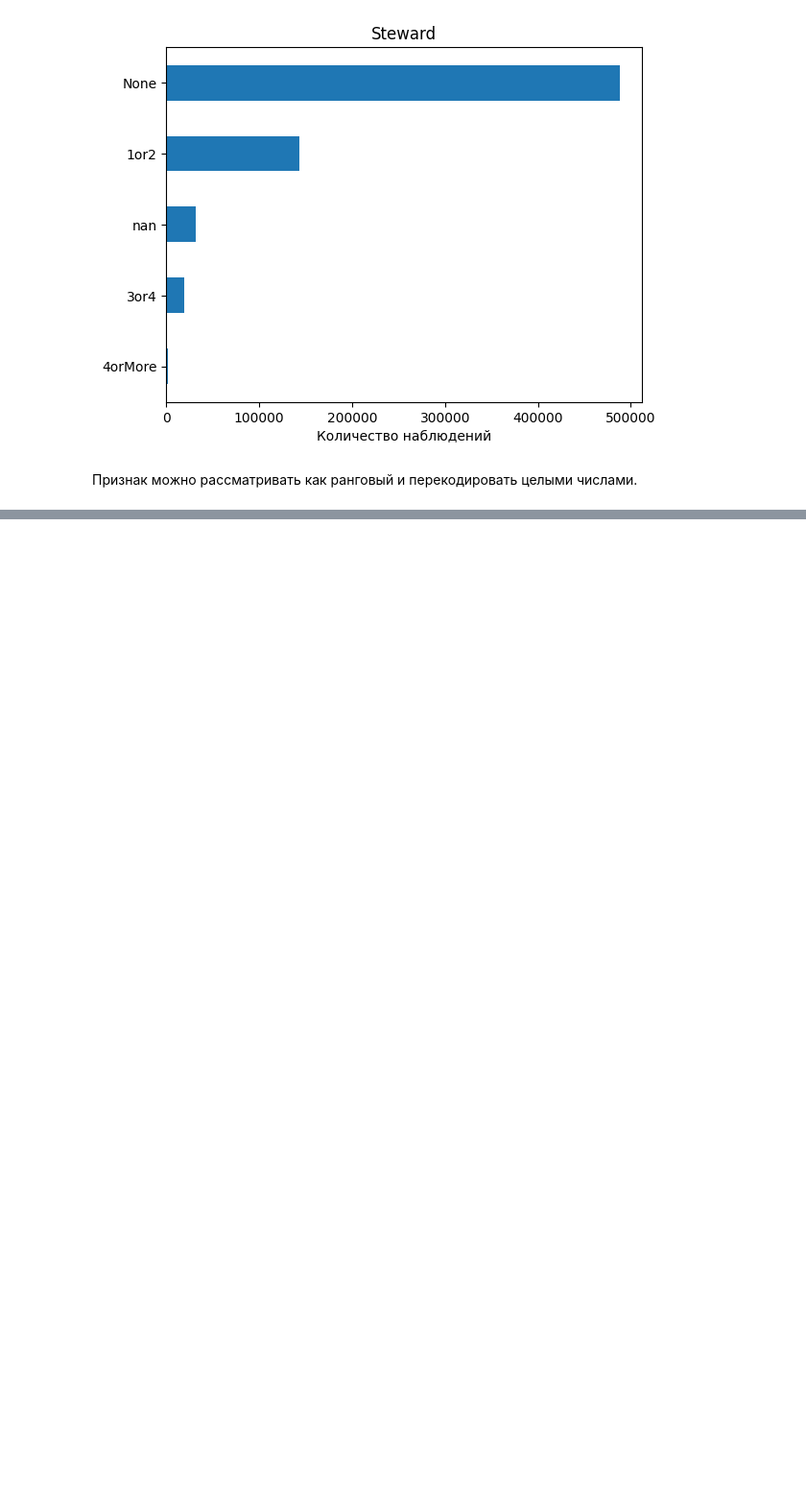
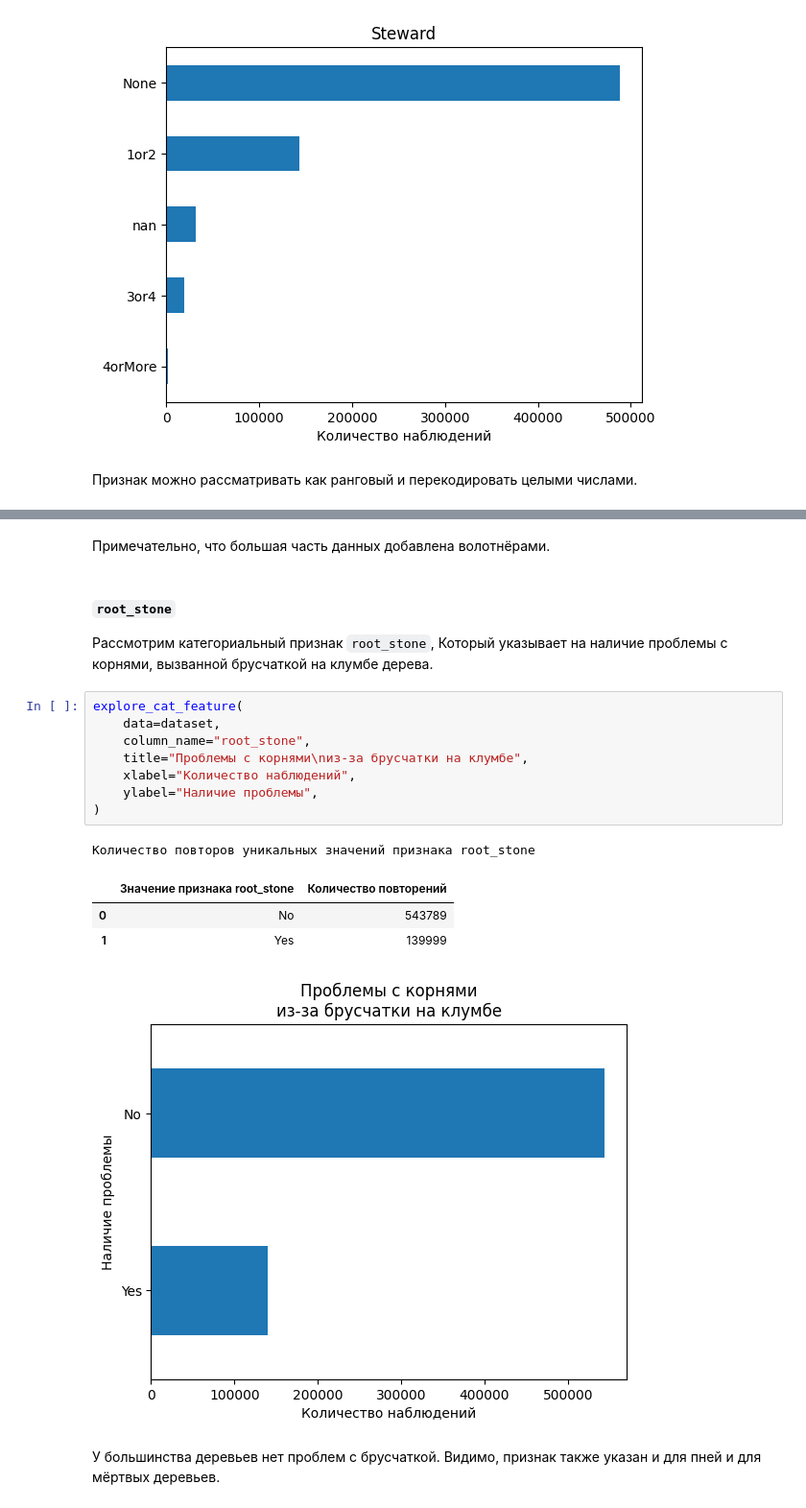
Before and after one commit to AlekseiBogachev/ny-tree-census, a Jupyter notebook: notebooks/exploratory/eda.ipynb, the cells around one changed output, grey strips where cells are left out. Shown at 96% size. Drawn from its saved outputs; the diff is of its cells as text; blank space fills up the shorter version.

```diff
--- a/notebooks/exploratory/eda.ipynb
+++ b/notebooks/exploratory/eda.ipynb
@@ -791,0 +855,23 @@ explore_cat_feature(
+# %% [markdown]
+Примечательно, что большая часть данных добавлена волотнёрами.
+# %% [markdown]
+##### `root_stone`
+Рассмотрим категориальный признак `root_stone`, Который указывает на наличие
+проблемы с корнями, вызванной брусчаткой на клумбе дерева.
+# %%
+explore_cat_feature(
+    data=dataset,
+    column_name="root_stone",
+    title="Проблемы с корнями\nиз-за брусчатки на клумбе",
+    xlabel="Количество наблюдений",
+    ylabel="Наличие проблемы",
+)
+# %% [output]
+Количество повторов уникальных значений признака root_stone
+|  | Значение признака root_stone | Количество повторений |
+| 0 | No | 543789 |
+| 1 | Yes | 139999 |
+[figure, added]
+# %% [markdown]
+У большинства деревьев нет проблем с брусчаткой. Видимо, признак также указан и
+для пней и для мёртвых деревьев.
```
Also changed, not shown: parts of 8 cells of this notebook, 2 other files.
